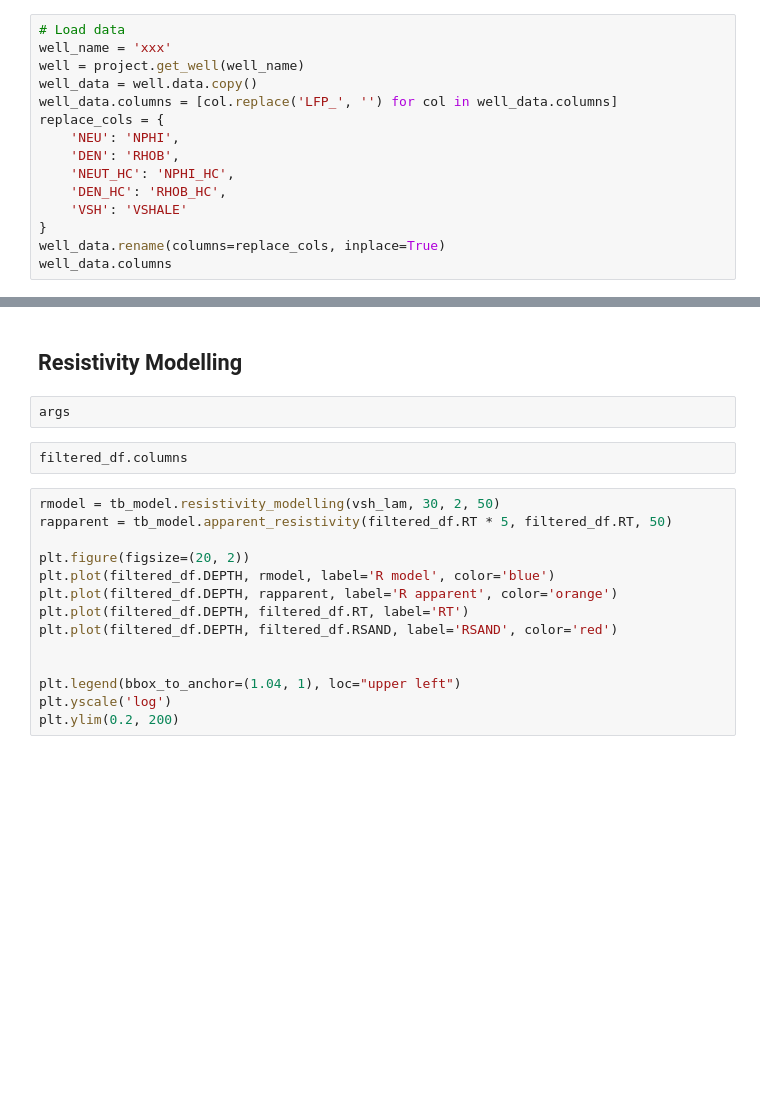
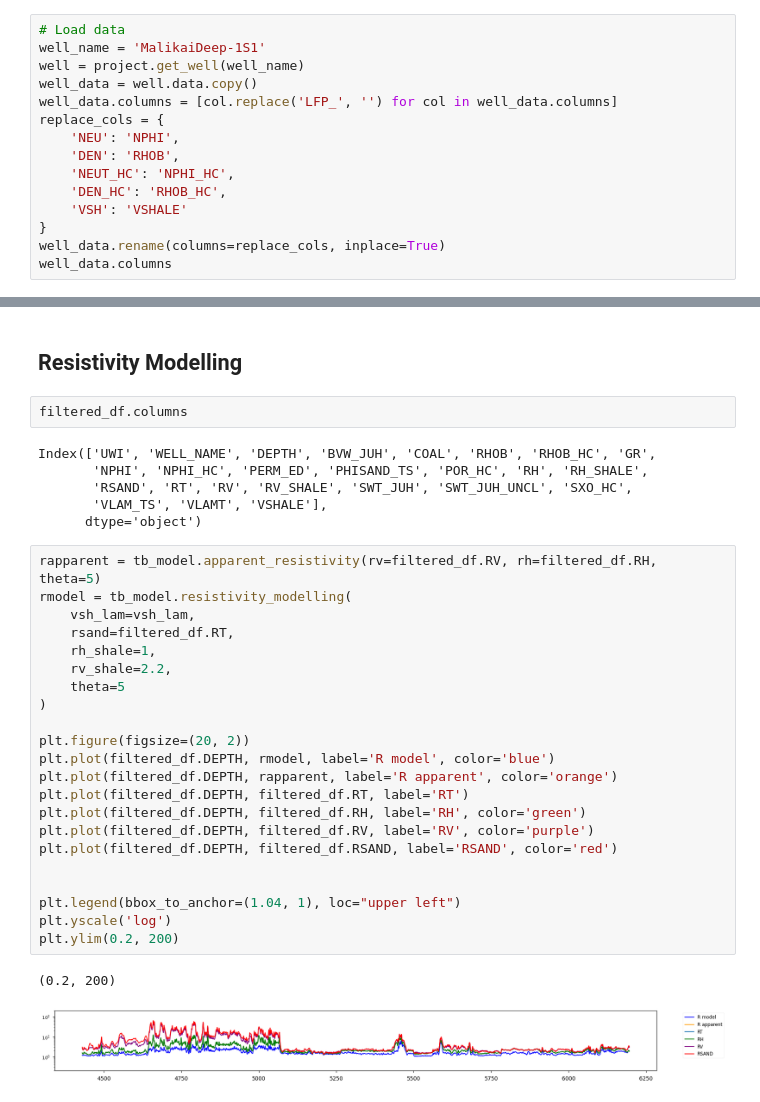
Before and after one commit to imranfadhil/quick_pp, a Jupyter notebook: notebooks/03_qpp_ts_single.ipynb, the cells around one changed output, grey strips where cells are left out. Cells and saved outputs as stored; diff of their text form; blank space fills up the shorter version.

```diff
--- a/notebooks/03_qpp_ts_single.ipynb
+++ b/notebooks/03_qpp_ts_single.ipynb
@@ -15,6 +24,6 @@ project.get_well_names()
 # %%
 # Load data
-well_name = 'xxx'
+well_name = 'MalikaiDeep-1S1'
 well = project.get_well(well_name)
 well_data = well.data.copy()
 well_data.columns = [col.replace('LFP_', '') for col in well_data.columns]
@@ -185,20 +222,35 @@ plt.show()
 # %% [markdown]
 ## Resistivity Modelling
-# %%
-args
 # %%
 filtered_df.columns
+# %% [output]
+Index(['UWI', 'WELL_NAME', 'DEPTH', 'BVW_JUH', 'COAL', 'RHOB', 'RHOB_HC', 'GR',
+       'NPHI', 'NPHI_HC', 'PERM_ED', 'PHISAND_TS', 'POR_HC', 'RH', 'RH_SHALE',
+       'RSAND', 'RT', 'RV', 'RV_SHALE', 'SWT_JUH', 'SWT_JUH_UNCL', 'SXO_HC',
+       'VLAM_TS', 'VLAMT', 'VSHALE'],
+      dtype='object')
 # %%
-rmodel = tb_model.resistivity_modelling(vsh_lam, 30, 2, 50)
-rapparent = tb_model.apparent_resistivity(filtered_df.RT * 5, filtered_df.RT, 50)
+rapparent = tb_model.apparent_resistivity(rv=filtered_df.RV, rh=filtered_df.RH, theta=5)
+rmodel = tb_model.resistivity_modelling(
+    vsh_lam=vsh_lam,
+    rsand=filtered_df.RT,
+    rh_shale=1,
+    rv_shale=2.2,
+    theta=5
+)
 
 plt.figure(figsize=(20, 2))
 plt.plot(filtered_df.DEPTH, rmodel, label='R model', color='blue')
 plt.plot(filtered_df.DEPTH, rapparent, label='R apparent', color='orange')
 plt.plot(filtered_df.DEPTH, filtered_df.RT, label='RT')
+plt.plot(filtered_df.DEPTH, filtered_df.RH, label='RH', color='green')
+plt.plot(filtered_df.DEPTH, filtered_df.RV, label='RV', color='purple')
 plt.plot(filtered_df.DEPTH, filtered_df.RSAND, label='RSAND', color='red')
 
 
 plt.legend(bbox_to_anchor=(1.04, 1), loc="upper left")
 plt.yscale('log')
 plt.ylim(0.2, 200)
+# %% [output]
+(0.2, 200)
+[figure, added]
```
Also changed, not shown: parts of 12 cells of this notebook, 1 other file.
